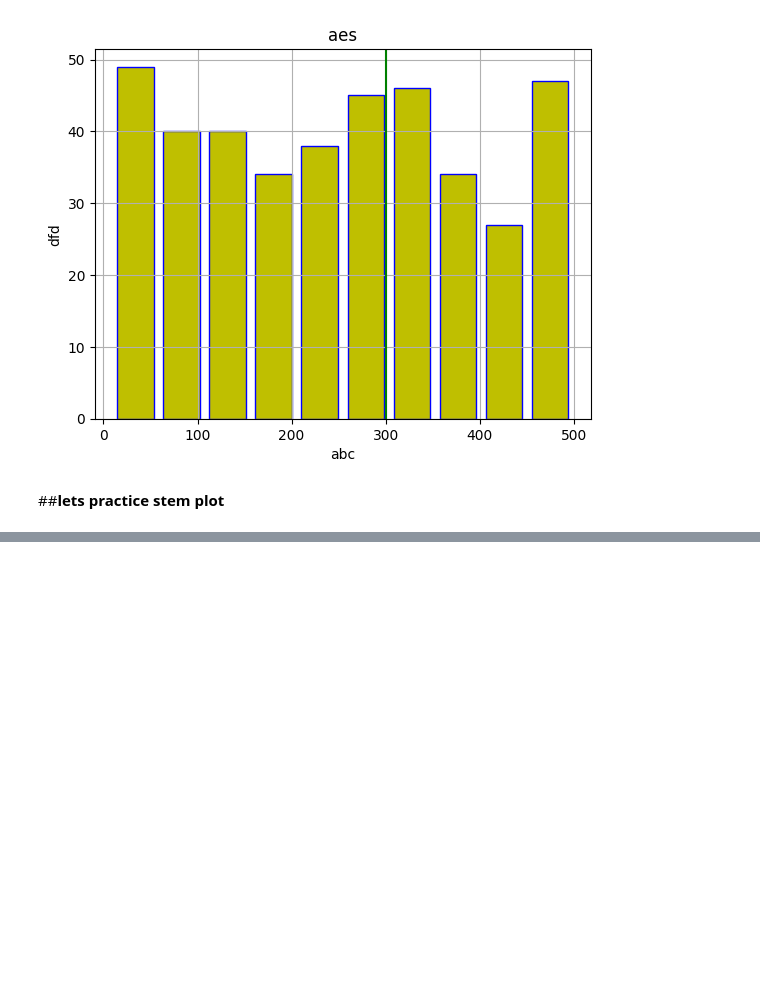
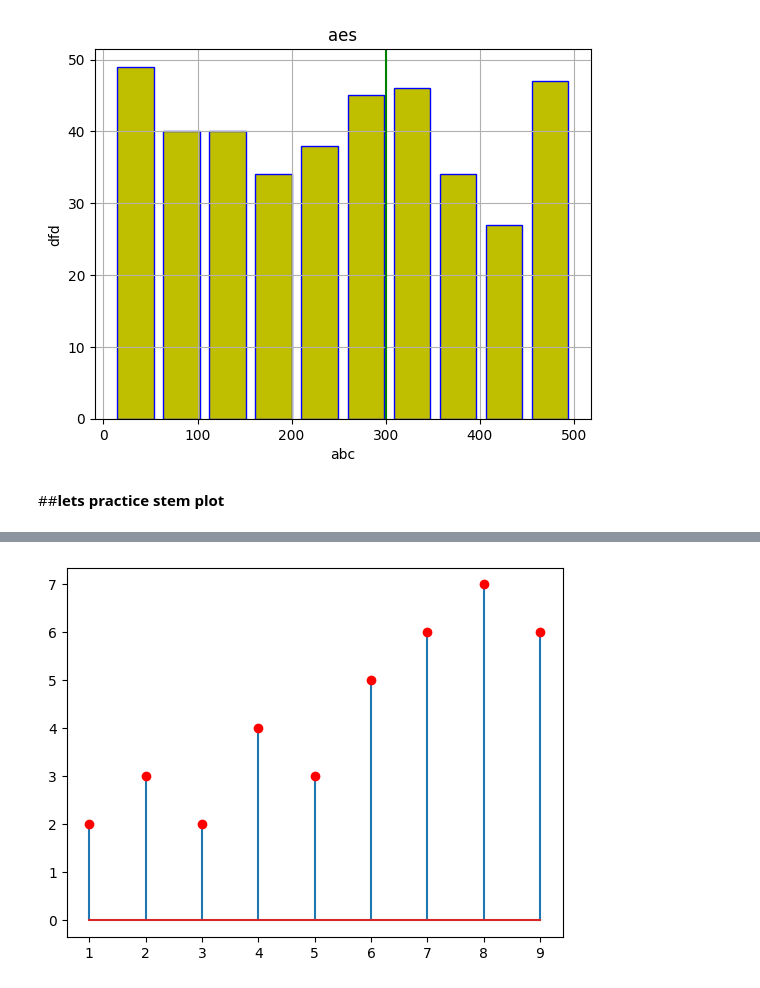
Before and after one commit to dil150898/Hotel_booking_anylisys, a Jupyter notebook: Hotel_Booking_Analysis_Capstone_Project.ipynb, the cells around one changed output, grey strips where cells are left out. Cells and saved outputs as stored; diff of their text form; code cells hidden in the pictures; blank space fills up the shorter version.

```diff
--- a/Hotel_Booking_Analysis_Capstone_Project.ipynb
+++ b/Hotel_Booking_Analysis_Capstone_Project.ipynb
@@ -635,0 +650,6 @@ plt.show()
+# %%
+plt.stem(x,y , markerfmt = 'ro')
+
+plt.show()
+# %% [output]
+[figure, added]
```
Also changed, not shown: parts of 6 cells of this notebook.
